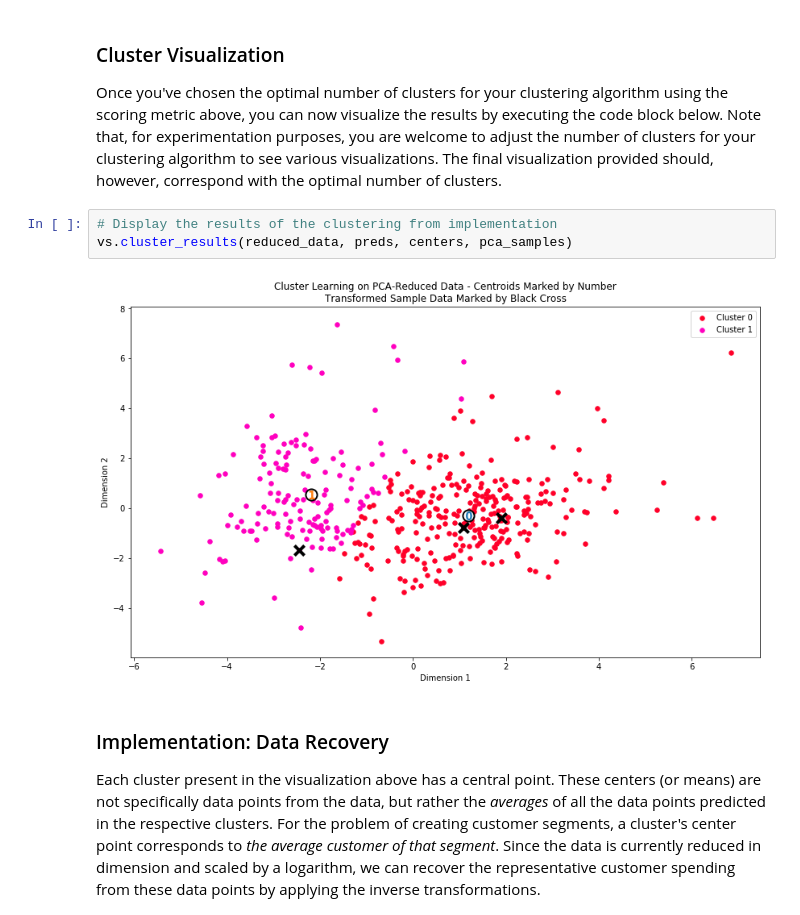
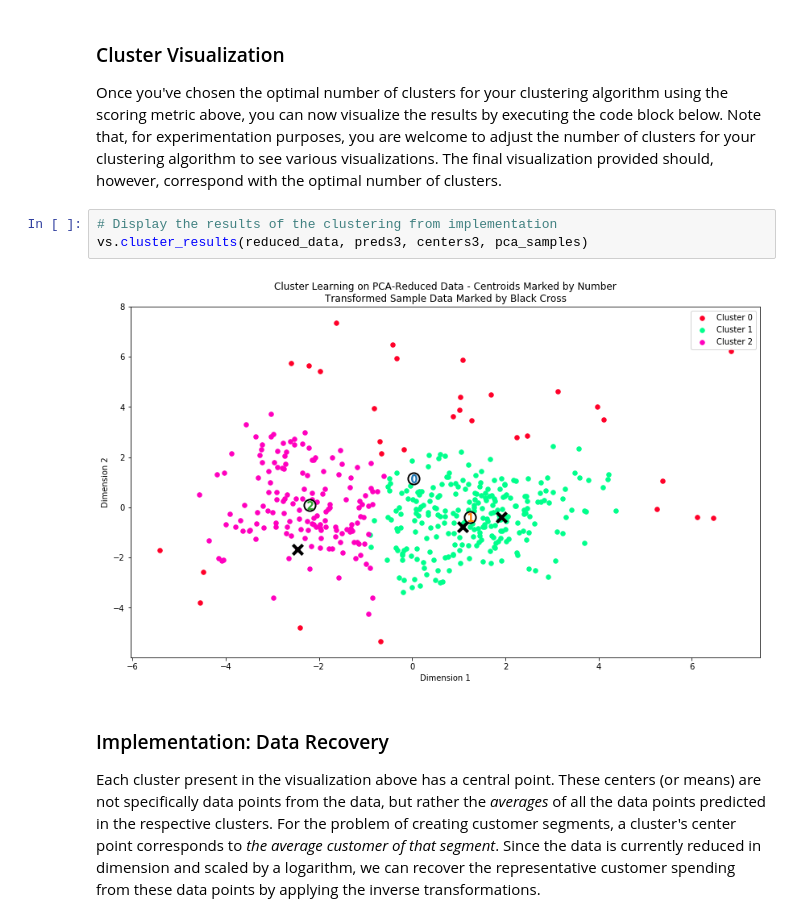
Before and after one commit to DimoMohit/customer_segments, a Jupyter notebook: customer_segments.ipynb, the cells around one changed output. Cells and saved outputs as stored; diff of their text form.

```diff
--- a/customer_segments.ipynb
+++ b/customer_segments.ipynb
@@ -596,9 +595,9 @@ The best silhouette score achieved was using only 2 clusters:
 Once you've chosen the optimal number of clusters for your clustering algorithm using the scoring metric above, you can now visualize the results by executing the code block below. Note that, for experimentation purposes, you are welcome to adjust the number of clusters for your clustering algorithm to see various visualizations. The final visualization provided should, however, correspond with the optimal number of clusters.
 # %%
 # Display the results of the clustering from implementation
-vs.cluster_results(reduced_data, preds, centers, pca_samples)
+vs.cluster_results(reduced_data, preds3, centers3, pca_samples)
 # %% [output]
-[figure, old version]
+[figure, new version]
 # %% [markdown]
 ### Implementation: Data Recovery
 Each cluster present in the visualization above has a central point. These centers (or means) are not specifically data points from the data, but rather the *averages* of all the data points predicted in the respective clusters. For the problem of creating customer segments, a cluster's center point corresponds to *the average customer of that segment*. Since the data is currently reduced in dimension and scaled by a logarithm, we can recover the representative customer spending from these data points by applying the inverse transformations.
```
Also changed, not shown: parts of 9 cells of this notebook, 1 other file.
